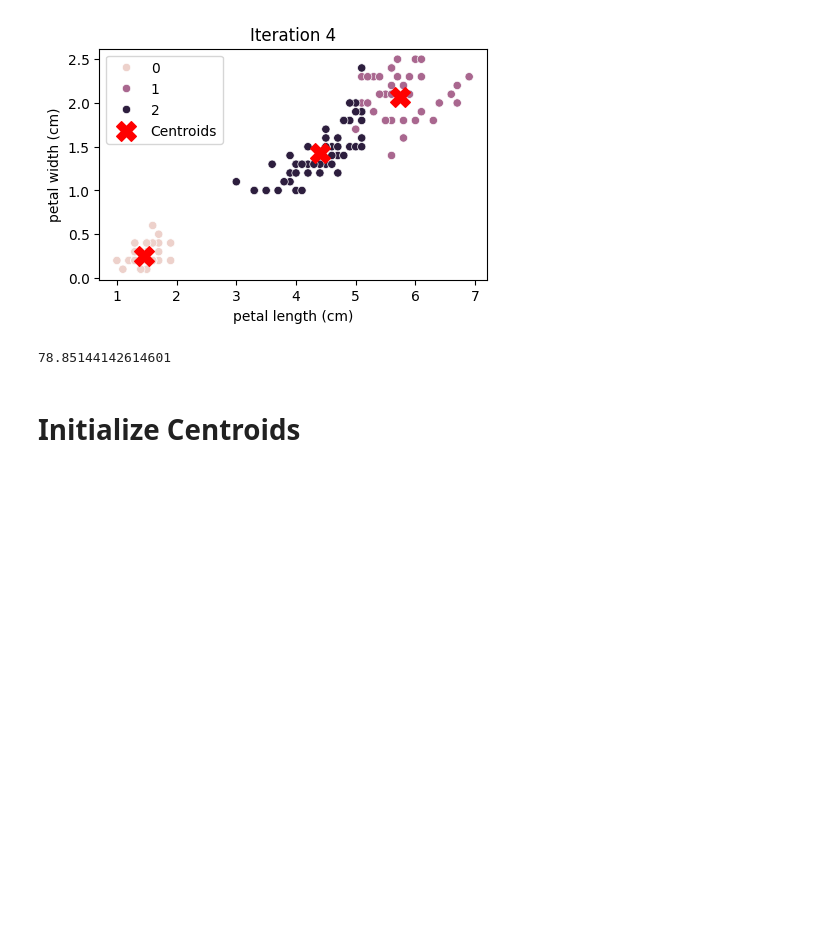
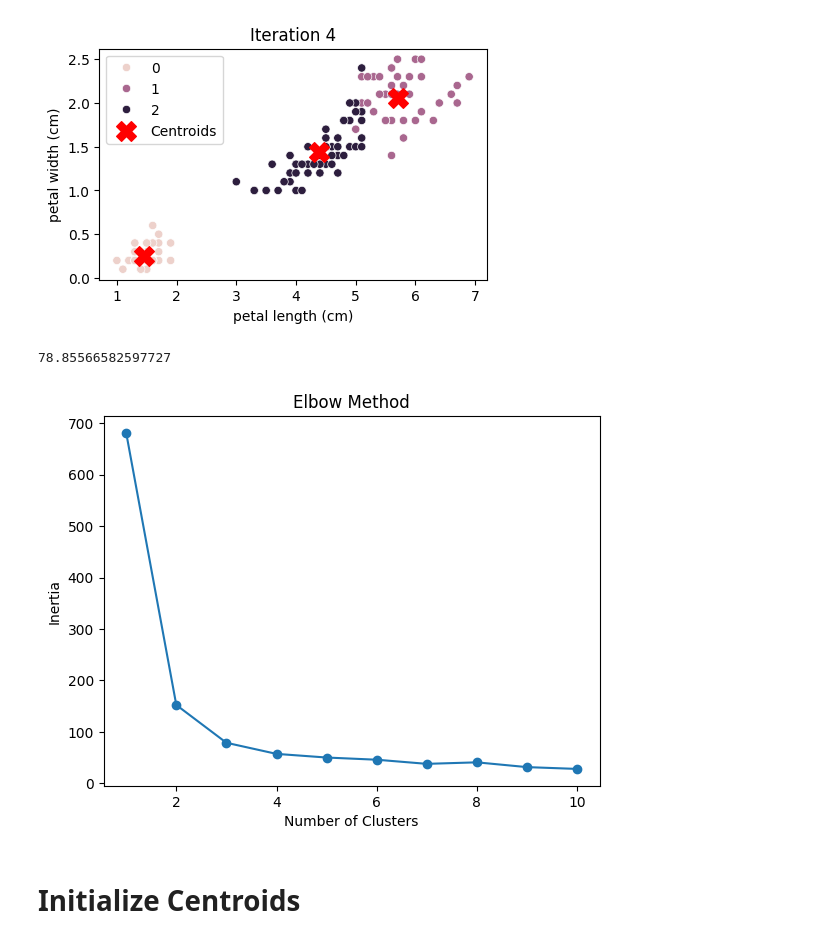
Before and after one commit to michaeledge27/CSCI290, a Jupyter notebook: notebooks/kMeansClustering.ipynb, the cells around one changed output. Drawn from its saved outputs; the diff is of its cells as text; code cells hidden in the pictures; blank space fills up the shorter version.

```diff
--- a/notebooks/kMeansClustering.ipynb
+++ b/notebooks/kMeansClustering.ipynb
@@ -130,7 +130,7 @@ def plot_clusters(df, centroids, iteration):
     plt.pause(1)
     clear_output(wait=True)
 # %%
-def get_cluster(df, centroids):
+def get_cluster(df, centroids, plot=True):
     # initialize old centroids as an empty dataframe
     old_centroids = pd.DataFrame()
     # keep track of what iteration we are on for plotting
@@ -151,8 +151,9 @@ def get_cluster(df, centroids):
             closest_cluster = np.argmin(distances)
             df.loc[i, 'current_cluster'] = closest_cluster
 
-        # plot clusters and centroids
-        plot_clusters(df, centroids, iteration)
+        if plot:
+          # plot clusters and centroids
+          plot_clusters(df, centroids, iteration)
         #update centroids
         centroids = update_centroids(df)
         iteration += 1
@@ -203,7 +204,23 @@ clustered_df = get_cluster(df, get_random_centroids(df, 3))
 inertia = get_inertia(clustered_df, update_centroids(clustered_df))
 inertia
 # %% [output]
-78.85144142614601
+78.85566582597727
+# %%
+inertias = []
+for i in range(1, 11):
+    centroids = get_random_centroids(df, i)
+    clustered_df = get_cluster(df, centroids, plot=False)
+    inertia = get_inertia(clustered_df, update_centroids(clustered_df))
+    inertias.append(inertia)
+
+
+plt.plot(range(1, 11), inertias, marker='o')
+plt.title('Elbow Method')
+plt.xlabel('Number of Clusters')
+plt.ylabel('Inertia')
+plt.show()
+# %% [output]
+[figure, added]
 # %% [markdown]
 # Initialize Centroids
 # %%
```
Also changed, not shown: parts of 7 cells of this notebook.
